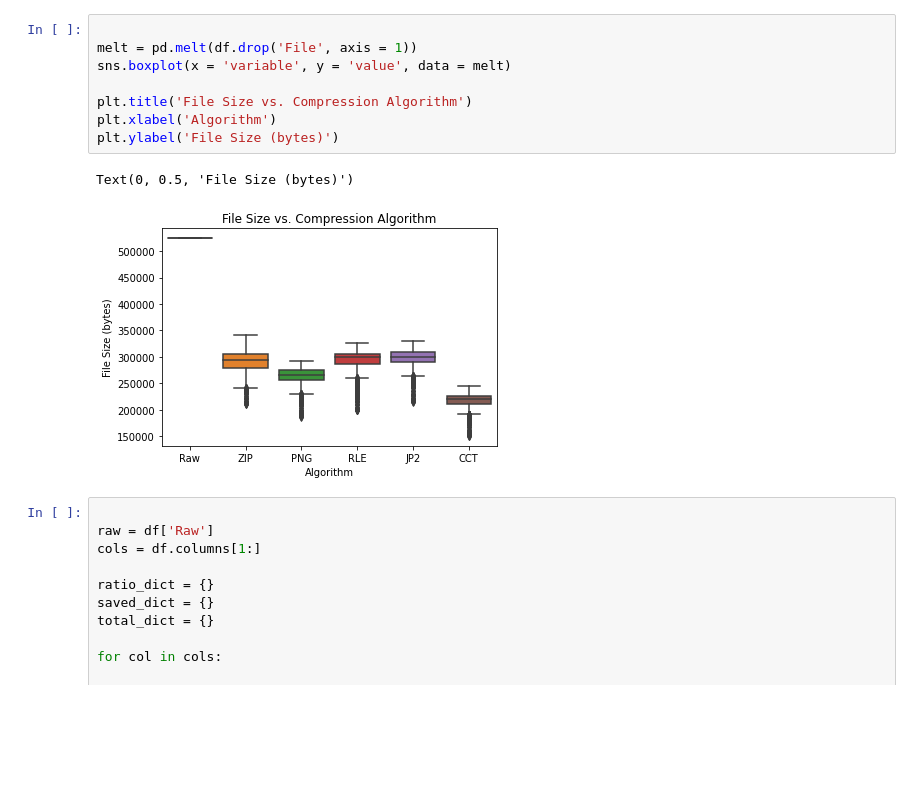
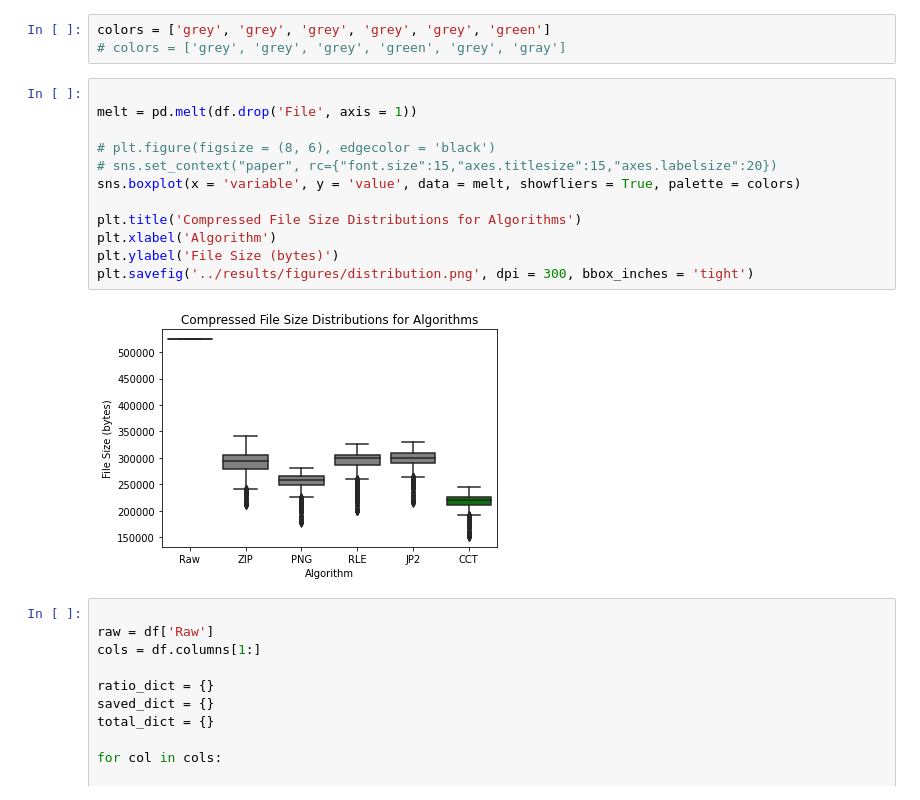
Before and after one commit to taaha-khan/2023-CompaCT-Image-Compression, a Jupyter notebook: notebooks/1.0-tk-results-analysis.ipynb, the cells around one changed output. Drawn from its saved outputs; the diff is of its cells as text; blank space fills up the shorter version.

Commit message:
Evaluation rerun; Higher DPI figures
Latest version to be made publicly available for journal submission and review.

```diff
--- a/notebooks/1.0-tk-results-analysis.ipynb
+++ b/notebooks/1.0-tk-results-analysis.ipynb
@@ -18,14 +22,20 @@ df.head()
+# %%
+colors = ['grey', 'grey', 'grey', 'grey', 'grey', 'green']
+# colors = ['grey', 'grey', 'grey', 'green', 'grey', 'gray']
 # %%
 
 melt = pd.melt(df.drop('File', axis = 1))
-sns.boxplot(x = 'variable', y = 'value', data = melt)
 
-plt.title('File Size vs. Compression Algorithm')
+# plt.figure(figsize = (8, 6), edgecolor = 'black')
+# sns.set_context("paper", rc={"font.size":15,"axes.titlesize":15,"axes.labelsize":20})
+sns.boxplot(x = 'variable', y = 'value', data = melt, showfliers = True, palette = colors)
+
+plt.title('Compressed File Size Distributions for Algorithms')
 plt.xlabel('Algorithm')
 plt.ylabel('File Size (bytes)')
+plt.savefig('../results/figures/distribution.png', dpi = 300, bbox_inches = 'tight')
 # %% [output]
-Text(0, 0.5, 'File Size (bytes)')
-[figure, old version]
+[figure, new version]
 # %%
 
 raw = df['Raw']
```
Also changed, not shown: parts of 10 cells of this notebook, 24 other files.
